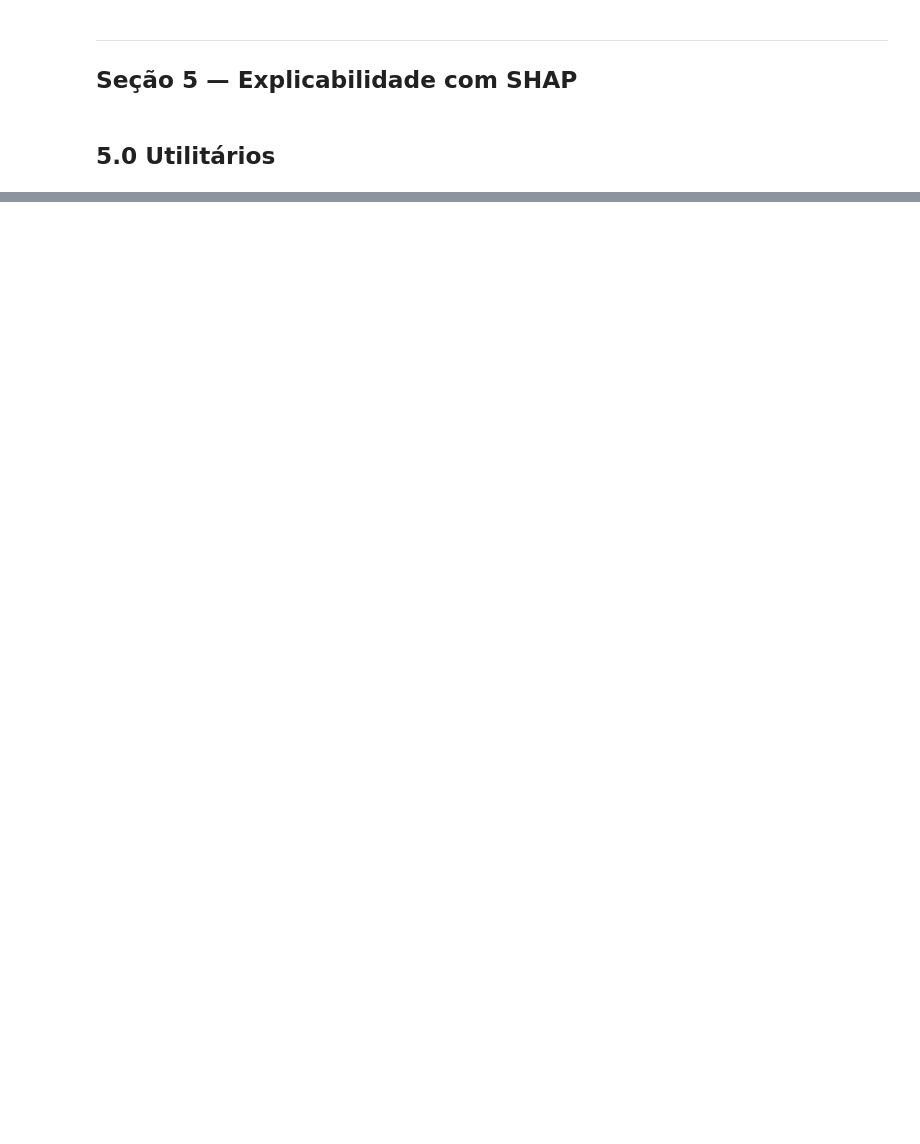
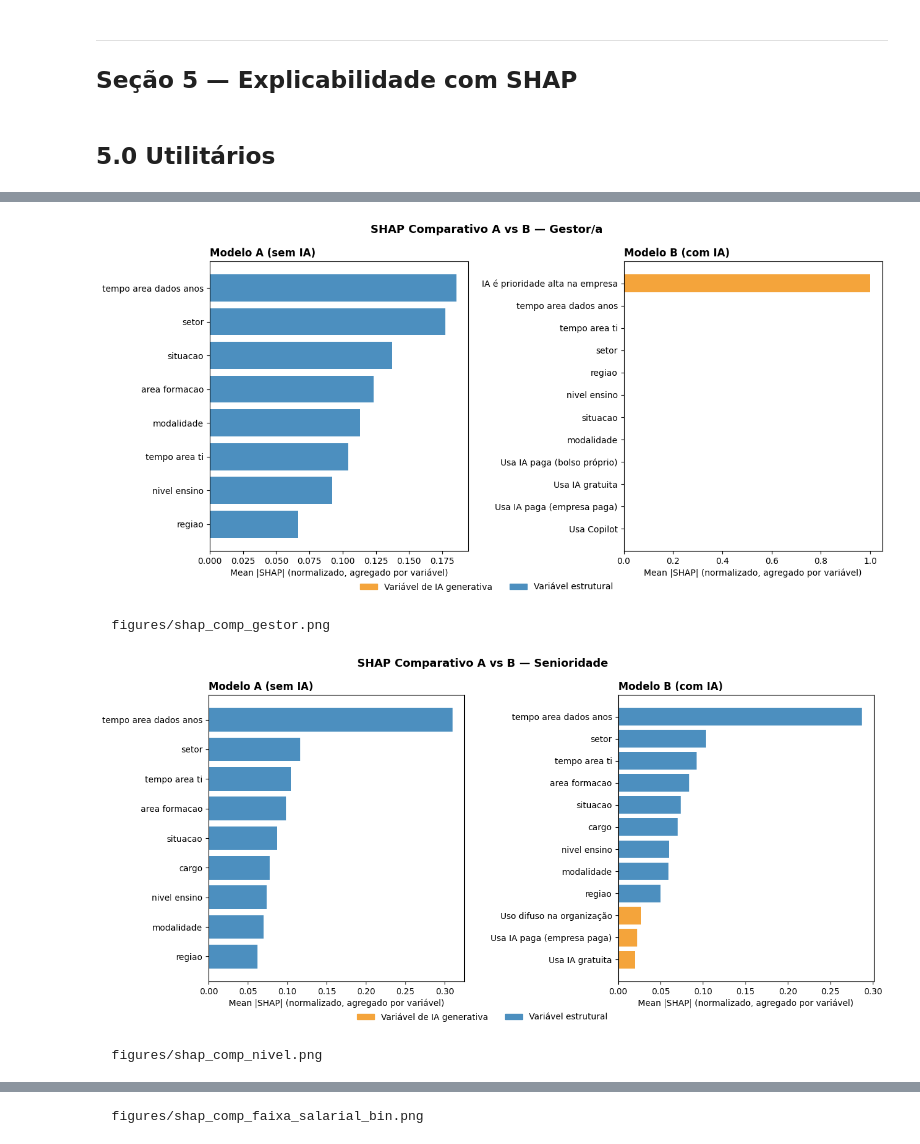
Before and after one commit to julliebelmonte/stateofdata, a Jupyter notebook: state_of_data_genero.ipynb, the cells around one changed output, grey strips where cells are left out. Saved outputs shown, nothing was run; the diff lists cells and outputs as text; code cells hidden in the pictures; blank space fills up the shorter version.

```diff
--- a/state_of_data_genero.ipynb
+++ b/state_of_data_genero.ipynb
@@ -1987,14 +2286,0 @@ def plot_shap_genero(shap_g: dict, target: str, top_n: int = 12):
-# %%
-# Execução
-for target in TARGETS_CENTRAIS:
-    print(f'\n{"="*55}\n  SHAP por Gênero — {TARGET_LABELS[target]}\n{"="*55}')
-    rb     = results_B[target]
-    shap_g = compute_shap_genero(rb['pipe'], rb['X_te'], rb['meta'])
-
-    if 'Masculino' in shap_g and 'Feminino' in shap_g:
-        ms_m, fn_m = shap_g['Masculino']
-        ms_f, fn_f = shap_g['Feminino']
-        comp = spearman_rankings(ms_m, fn_m, ms_f, fn_f)
-        if comp is not None:
-            print(comp.to_string(index=False))
-        plot_shap_genero(shap_g, target)
@@ -2264,0 +2287,25 @@ Salvo: figures/shap_beeswarm_gestor_B_genero.png
+# %%
+for target in TARGETS_CENTRAIS:
+    safe = target.replace(' ', '_')
+    ms_a, bs_a = shap_cache[f'A_{target}']
+    ms_b, bs_b = shap_cache[f'B_{target}']
+    fig, axes = plt.subplots(1, 2, figsize=(16, 6))
+    plot_shap_bar(ms_a, bs_a, top_n=12, title='Modelo A (sem IA)',
+                  highlight_ia=False, ax=axes[0])
+    plot_shap_bar(ms_b, bs_b, top_n=12, title='Modelo B (com IA)',
+                  highlight_ia=True, ax=axes[1])
+    fig.suptitle(f'SHAP Comparativo A vs B — {TARGET_LABELS[target]}',
+                 fontsize=13, fontweight='bold')
+    fig.legend(handles=[
+        mpatches.Patch(color='#F4A43B', label='Variável de IA generativa'),
+        mpatches.Patch(color='#4C8FBF', label='Variável estrutural'),
+    ], loc='lower center', ncol=2, frameon=False, bbox_to_anchor=(0.5, -0.03))
+    fig.subplots_adjust(left=0.22, wspace=0.6, bottom=0.10)
+    plt.savefig(f'figures/shap_comp_{safe}.png', bbox_inches='tight', dpi=150)
+    plt.show()
+    print(f'  figures/shap_comp_{safe}.png')
+# %% [output]
+[figure, added]
+  figures/shap_comp_gestor.png
+[figure, added]
+  figures/shap_comp_nivel.png
@@ -2264,0 +2313 @@ Salvo: figures/shap_beeswarm_gestor_B_genero.png
+  figures/shap_comp_faixa_salarial_bin.png
```
Also changed, not shown: parts of 44 cells of this notebook, 12 other files.
